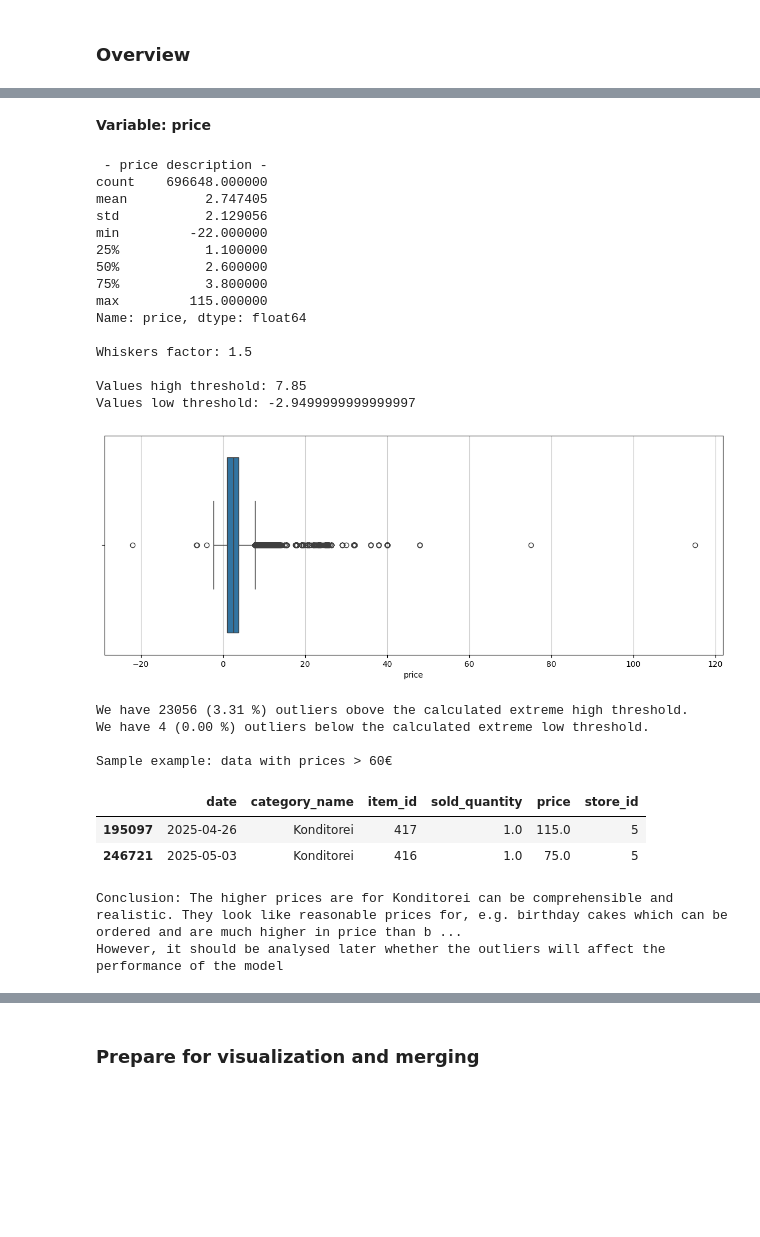
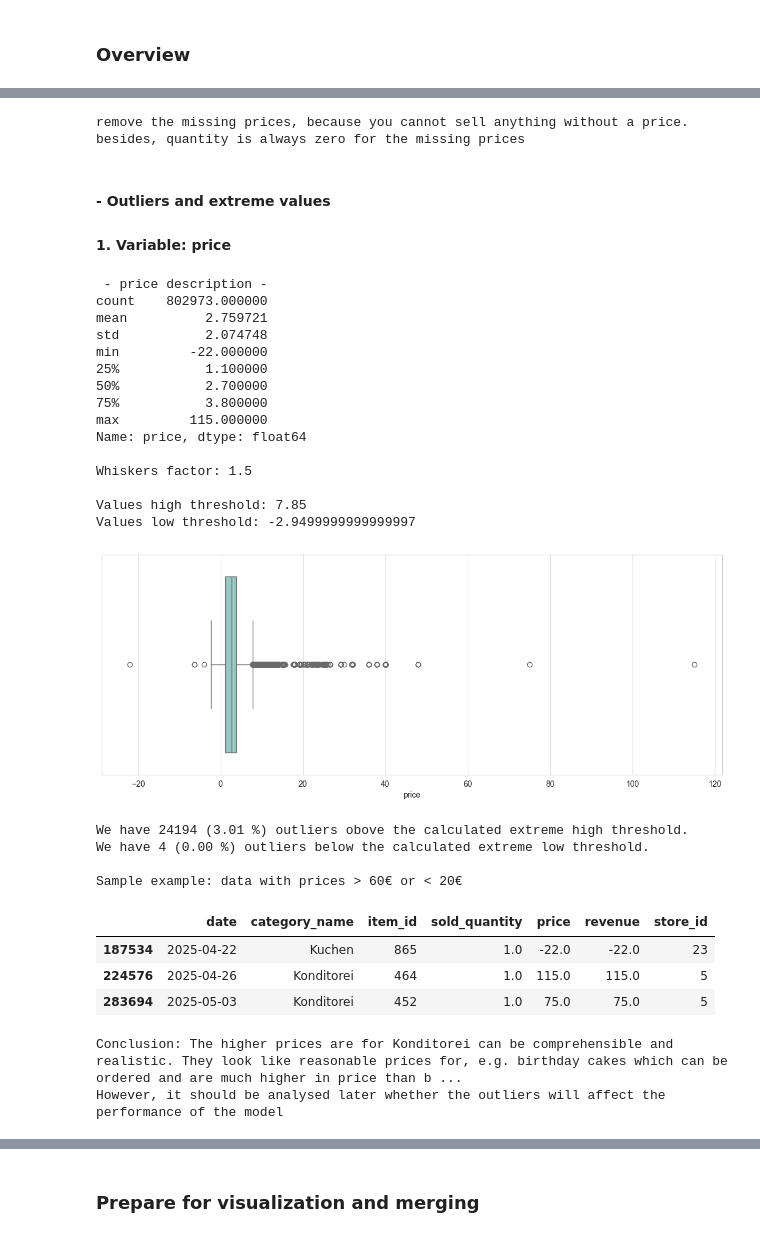
Before and after one commit to shuting-fish/food_prediction, a Jupyter notebook: visualization_fp.ipynb, the cells around one changed output, grey strips where cells are left out. Saved outputs shown, nothing was run; the diff lists cells and outputs as text; code cells hidden in the pictures; blank space fills up the shorter version.

```diff
--- a/visualization_fp.ipynb
+++ b/visualization_fp.ipynb
@@ -18,3 +18,7 @@ import numpy as np
 import matplotlib.pyplot as plt
 import seaborn as sns
 from matplotlib.ticker import StrMethodFormatter, FuncFormatter
+sales_file_name = '20260317_121949_sales_data.parquet'
+stores_file_name = '20260317_121949_stores.parquet'
+holidays_file_name = '20260317_121949_holidays.parquet'
+weather_file_name = '20260317_121949_weather.parquet'
@@ -21,3 +32,6 @@ from matplotlib.ticker import StrMethodFormatter, FuncFormatter
+# %%
+# Set input names Shuting
+import_engine = 'fastparquet'
 # %%
 # see all columns
 pd.set_option('display.max_columns', None)
@@ -35,8 +49,6 @@ From foodforecast we have four data scources as .parquet files:
 ## __Data: Sales__
 # %%
 # loading data
-sales = pd.read_parquet('20260218_144523_sales_data.parquet', engine='pyarrow')
-# alternative
-#sales = pd.read_parquet('20260218_144523_sales_data.parquet', engine="fastparquet")
+sales = pd.read_parquet(sales_file_name, engine=import_engine)
 display(sales.head())
 # %% [output]
@@ -368,5 +216,13 @@ How to deal with sold_quantity = 0?  What does it say? Is it simply nothing sold
-# %% [markdown]
-__Variable: price__
+# %%
+# removing row with missing values in price
+sales = sales.dropna(subset=['price'])
+sales.isna().sum()
+print('remove the missing prices, because you cannot sell anything without a price. besides, quantity is always zero for the missing prices')
+# %% [output]
+remove the missing prices, because you cannot sell anything without a price. besides, quantity is always zero for the missing prices
+# %% [markdown]
+#### - Outliers and extreme values
+#### 1. Variable: price
 # %%
 # investigating price
 
@@ -405,46 +261,47 @@ plt.show()
 # counting outliers
 highs = sales[sales.price > extreme_high].shape[0]
 lows = sales[sales.price < extreme_low].shape[0]
 
 # percentage of outliers
 #perc_outliers = outliers_count / len(sales.price) * 100
 perc_outliers_h = highs / len(sales.price) * 100
 perc_outliers_l = lows / len(sales.price) * 100
 
 print(f'We have {highs} ({perc_outliers_h:.2f} %) outliers obove the calculated extreme high threshold.')
 print(f'We have {lows} ({perc_outliers_l:.2f} %) outliers below the calculated extreme low threshold.')
 
 # example price
-print('\nSample example: data with prices > 60€')
-display(sales[sales['price'] > 60 ])
+print('\nSample example: data with prices > 60€ or < 20€')
+display(sales[(sales['price'] > 60) | (sales['price'] <= -20)])
 print()
 
 # conclusion
 print('Conclusion: The higher prices are for Konditorei can be comprehensible and realistic. They look like reasonable prices for, e.g. birthday cakes which can be ordered and are much higher in price than bread rolls.')
 print('However, it should be analysed later whether the outliers will affect the performance of the model')
 # %% [output]
  - price description -
-count    696648.000000
-mean          2.747405
-std           2.129056
+count    802973.000000
+mean          2.759721
+std           2.074748
 min         -22.000000
 25%           1.100000
-50%           2.600000
+50%           2.700000
 75%           3.800000
 max         115.000000
 Name: price, dtype: float64
 
 Whiskers factor: 1.5
 
 Values high threshold: 7.85
 Values low threshold: -2.9499999999999997
-[figure, old version]
+[figure, new version]
-We have 23056 (3.31 %) outliers obove the calculated extreme high threshold.
+We have 24194 (3.01 %) outliers obove the calculated extreme high threshold.
 We have 4 (0.00 %) outliers below the calculated extreme low threshold.
 
-Sample example: data with prices > 60€
+Sample example: data with prices > 60€ or < 20€
-|  | date | category_name | item_id | sold_quantity | price | store_id |
-| 195097 | 2025-04-26 | Konditorei | 417 | 1.0 | 115.0 | 5 |
-| 246721 | 2025-05-03 | Konditorei | 416 | 1.0 | 75.0 | 5 |
+|  | date | category_name | item_id | sold_quantity | price | revenue | store_id |
+| 187534 | 2025-04-22 | Kuchen | 865 | 1.0 | -22.0 | -22.0 | 23 |
+| 224576 | 2025-04-26 | Konditorei | 464 | 1.0 | 115.0 | 115.0 | 5 |
+| 283694 | 2025-05-03 | Konditorei | 452 | 1.0 | 75.0 | 75.0 | 5 |
 Conclusion: The higher prices are for Konditorei can be comprehensible and realistic. They look like reasonable prices for, e.g. birthday cakes which can be ordered and are much higher in price than b ...
 However, it should be analysed later whether the outliers will affect the performance of the model
```
Also changed, not shown: parts of 80 cells of this notebook.
